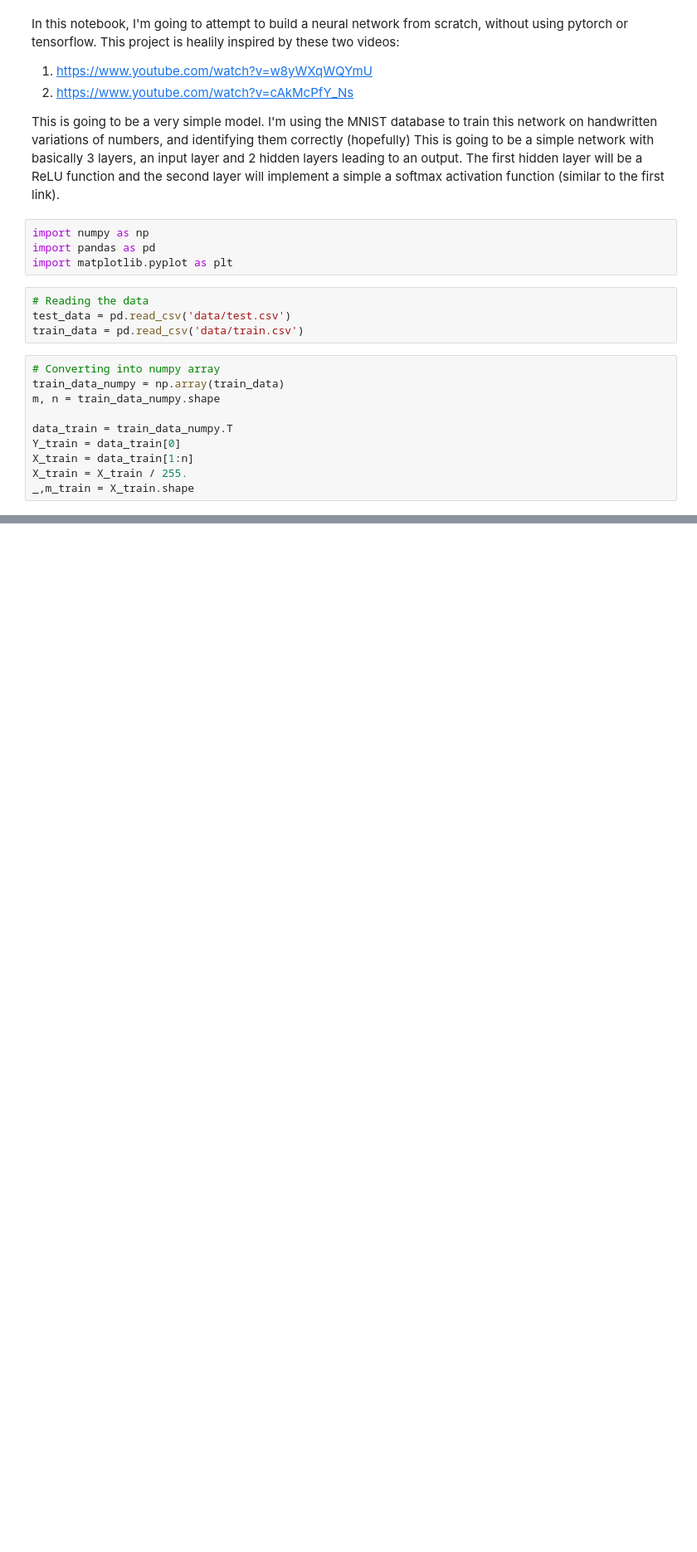
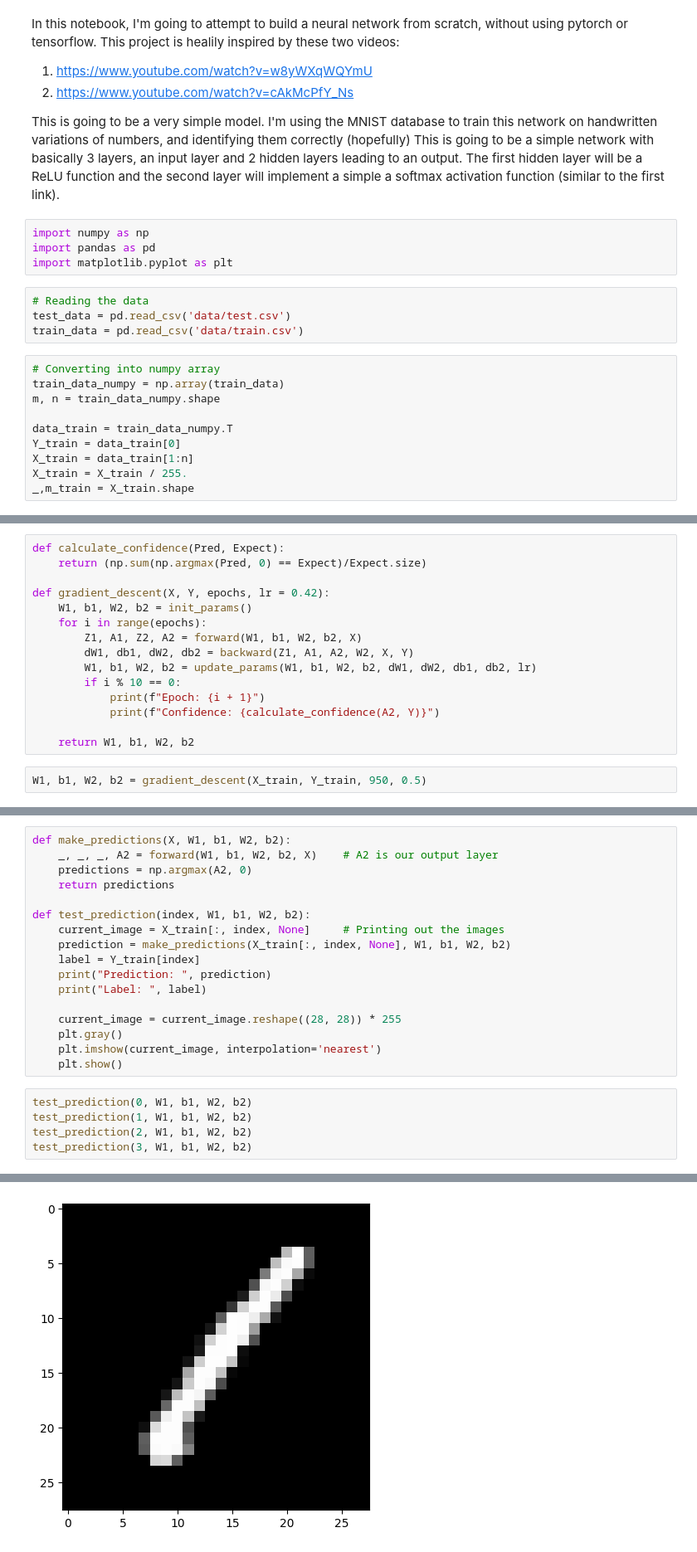
Before and after one commit to Rai1975/NeuralMadness, a Jupyter notebook: NN_from_scratch.ipynb, the cells around one changed output, grey strips where cells are left out. Shown at 83% size. Drawn from its saved outputs; the diff is of its cells as text; blank space fills up the shorter version.

```diff
--- a/NN_from_scratch.ipynb
+++ b/NN_from_scratch.ipynb
@@ -84 +90,18 @@ def update_params(W1, b1, W2, b2, dW1, dW2, db1, db2, alpha):
     return W1, b1, W2, b2
+# %%
+def calculate_confidence(Pred, Expect):
+    return (np.sum(np.argmax(Pred, 0) == Expect)/Expect.size)
+
+def gradient_descent(X, Y, epochs, lr = 0.42):
+    W1, b1, W2, b2 = init_params()
+    for i in range(epochs):
+        Z1, A1, Z2, A2 = forward(W1, b1, W2, b2, X)
+        dW1, db1, dW2, db2 = backward(Z1, A1, A2, W2, X, Y)
+        W1, b1, W2, b2 = update_params(W1, b1, W2, b2, dW1, dW2, db1, db2, lr)
+        if i % 10 == 0:
+            print(f"Epoch: {i + 1}")
+            print(f"Confidence: {calculate_confidence(A2, Y)}")
+
+    return W1, b1, W2, b2
+# %%
+W1, b1, W2, b2 = gradient_descent(X_train, Y_train, 950, 0.5)
@@ -84,0 +126,23 @@ def update_params(W1, b1, W2, b2, dW1, dW2, db1, db2, alpha):
+# %%
+def make_predictions(X, W1, b1, W2, b2):
+    _, _, _, A2 = forward(W1, b1, W2, b2, X)    # A2 is our output layer
+    predictions = np.argmax(A2, 0)
+    return predictions
+
+def test_prediction(index, W1, b1, W2, b2):
+    current_image = X_train[:, index, None]     # Printing out the images
+    prediction = make_predictions(X_train[:, index, None], W1, b1, W2, b2)
+    label = Y_train[index]
+    print("Prediction: ", prediction)
+    print("Label: ", label)
+
+    current_image = current_image.reshape((28, 28)) * 255
+    plt.gray()
+    plt.imshow(current_image, interpolation='nearest')
+    plt.show()
+# %%
+test_prediction(0, W1, b1, W2, b2)
+test_prediction(1, W1, b1, W2, b2)
+test_prediction(2, W1, b1, W2, b2)
+test_prediction(3, W1, b1, W2, b2)
+# %% [output]
@@ -84,0 +151 @@ def update_params(W1, b1, W2, b2, dW1, dW2, db1, db2, alpha):
+[figure, added]
```
Also changed, not shown: parts of 6 cells of this notebook.
